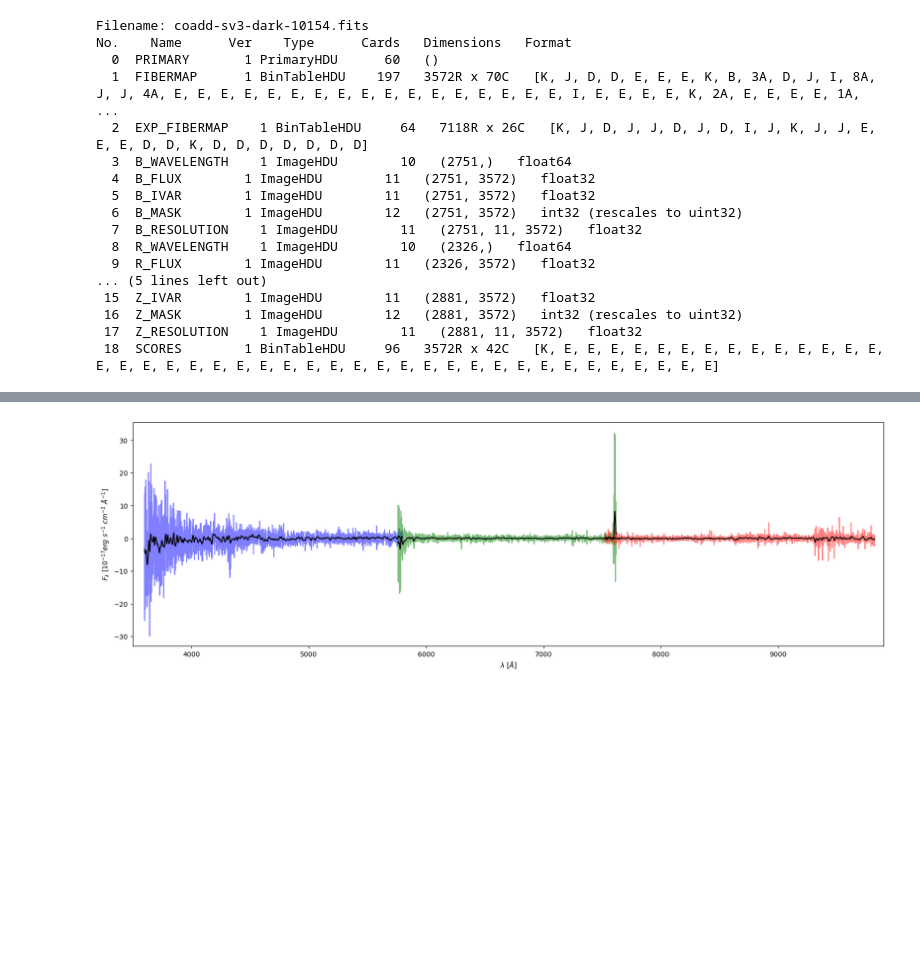
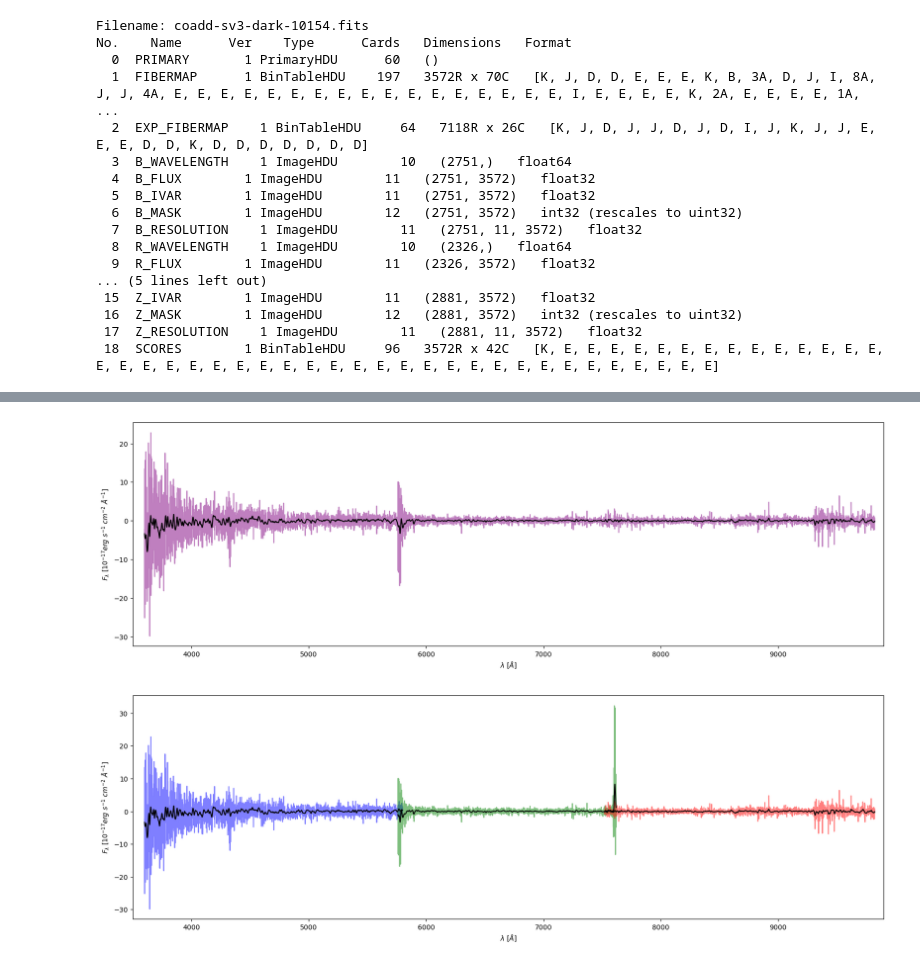
Before and after one commit to abigailpatrick/DESI-Mini-Project, a Jupyter notebook: DESI_SPECTRA.ipynb, the cells around one changed output, grey strips where cells are left out. Saved outputs shown, nothing was run; the diff lists cells and outputs as text; code cells hidden in the pictures; blank space fills up the shorter version.

Commit message:
Plots now added, same code duplicated for different sets for easy comparison

```diff
--- a/DESI_SPECTRA.ipynb
+++ b/DESI_SPECTRA.ipynb
@@ -548,0 +733,29 @@ coadd_spec.flux
+# %%
+# Cutting crossover between arms (arbitarilly intially)
+
+new_b_length = np.where(coadd_spec.wave['b']<coadd_spec.wave['r'][0])
+b_wave = coadd_spec.wave['b'][new_b_length]
+b_flux = coadd_spec.flux['b'][0][new_b_length]
+new_r_length = np.where(coadd_spec.wave['r']<coadd_spec.wave['z'][0])
+r_wave = coadd_spec.wave['r'][new_r_length]
+r_flux = coadd_spec.flux['r'][0][new_r_length]
+z_wave = coadd_spec.wave['z']
+z_flux = coadd_spec.flux['z'][0]
+
+# Concatenating spectra
+
+flux_spectra = np.concatenate((b_flux,r_flux,z_flux))
+wave_spectra = np.concatenate((b_wave,r_wave,z_wave))
+
+#plot the concatenated spectra
+plt.figure(figsize = (20, 6))
+
+plt.plot(wave_spectra, flux_spectra, color = 'purple', alpha = 0.5)
+# Over-plotting smoothed spectra in black for all the three arms
+plt.plot(wave_spectra, convolve(flux_spectra, Gaussian1DKernel(5)), color = 'k')
+plt.xlim([3500, 9900])
+plt.xlabel('$\lambda$ [$\AA$]')
+plt.ylabel('$F_{\lambda}$ [$10^{-17} erg\ s^{-1}\ cm^{-2}\ \AA^{-1}$]')
+plt.show()
+# %% [output]
+[figure, added]
```
Also changed, not shown: parts of 19 cells of this notebook, 18 other files.
